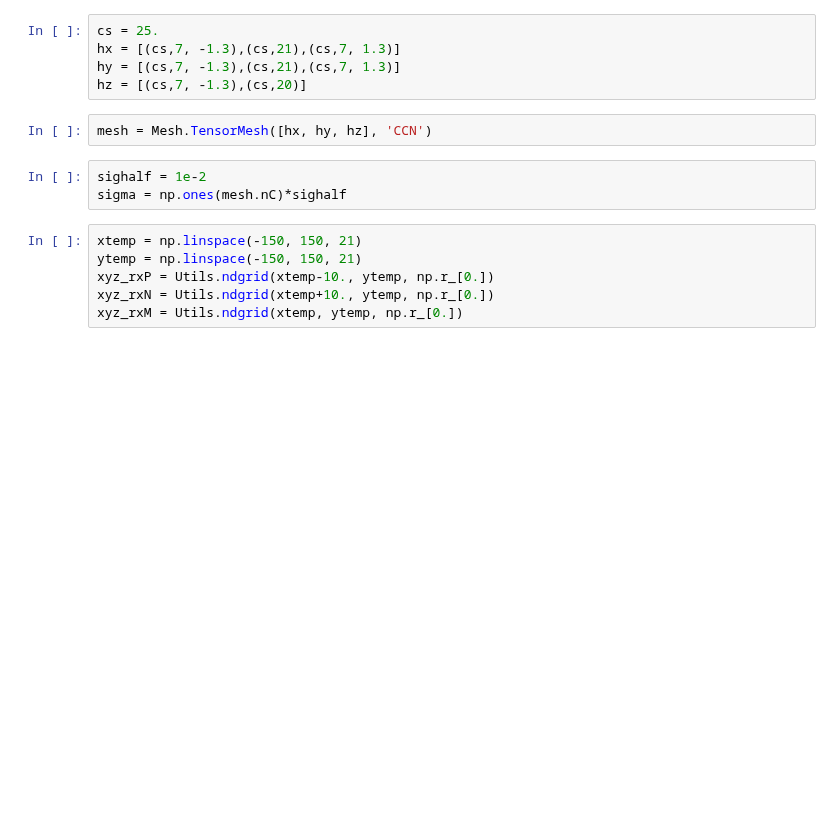
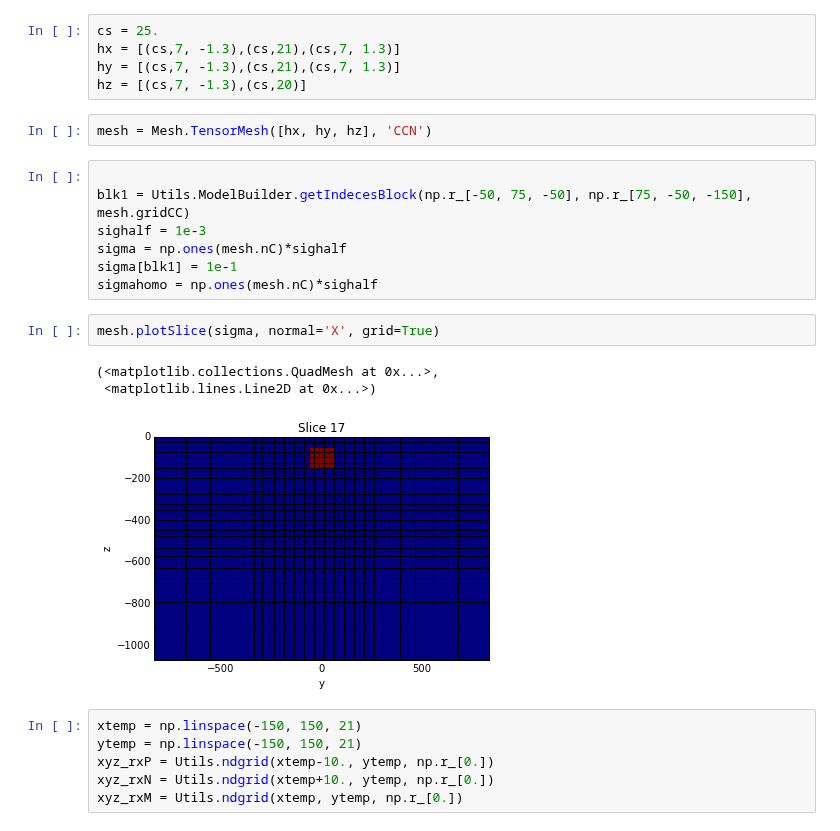
Before and after one commit to simpeg/simpeg, a Jupyter notebook: notebooks/DCexample.ipynb, the cells around one changed output. Saved outputs shown, nothing was run; the diff lists cells and outputs as text; blank space fills up the shorter version.

```diff
--- a/notebooks/DCexample.ipynb
+++ b/notebooks/DCexample.ipynb
@@ -11,9 +12,19 @@ hy = [(cs,7, -1.3),(cs,21),(cs,7, 1.3)]
 hz = [(cs,7, -1.3),(cs,20)]
 # %%
 mesh = Mesh.TensorMesh([hx, hy, hz], 'CCN')
-# %%
-sighalf = 1e-2
-sigma = np.ones(mesh.nC)*sighalf
+# %%
+
+blk1 = Utils.ModelBuilder.getIndecesBlock(np.r_[-50, 75, -50], np.r_[75, -50, -150], mesh.gridCC)
+sighalf = 1e-3
+sigma = np.ones(mesh.nC)*sighalf
+sigma[blk1] = 1e-1
+sigmahomo = np.ones(mesh.nC)*sighalf
+# %%
+mesh.plotSlice(sigma, normal='X', grid=True)
+# %% [output]
+(<matplotlib.collections.QuadMesh at 0x...>,
+ <matplotlib.lines.Line2D at 0x...>)
+[figure, added]
 # %%
 xtemp = np.linspace(-150, 150, 21)
 ytemp = np.linspace(-150, 150, 21)
```
Also changed, not shown: parts of 12 cells of this notebook, 9 other files.
